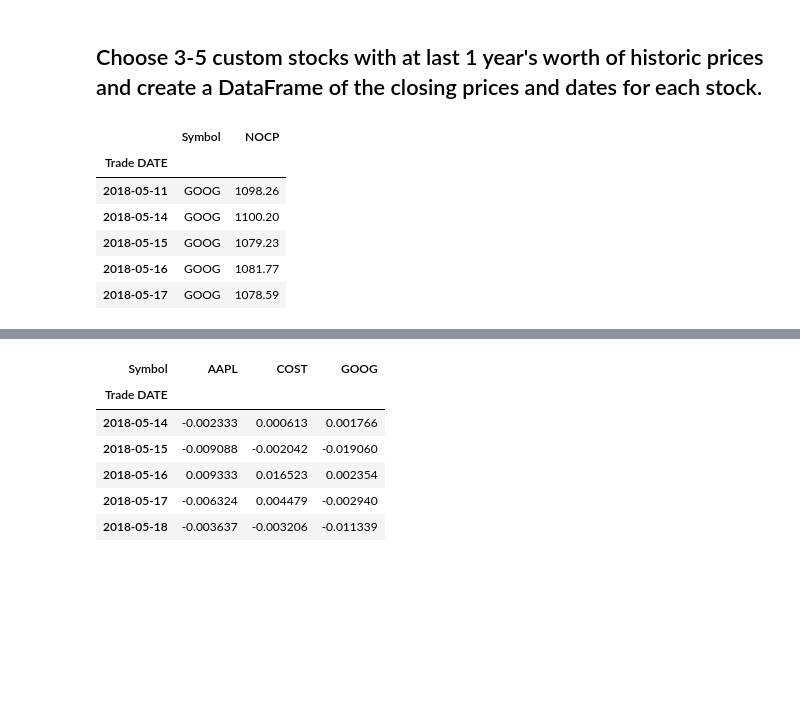
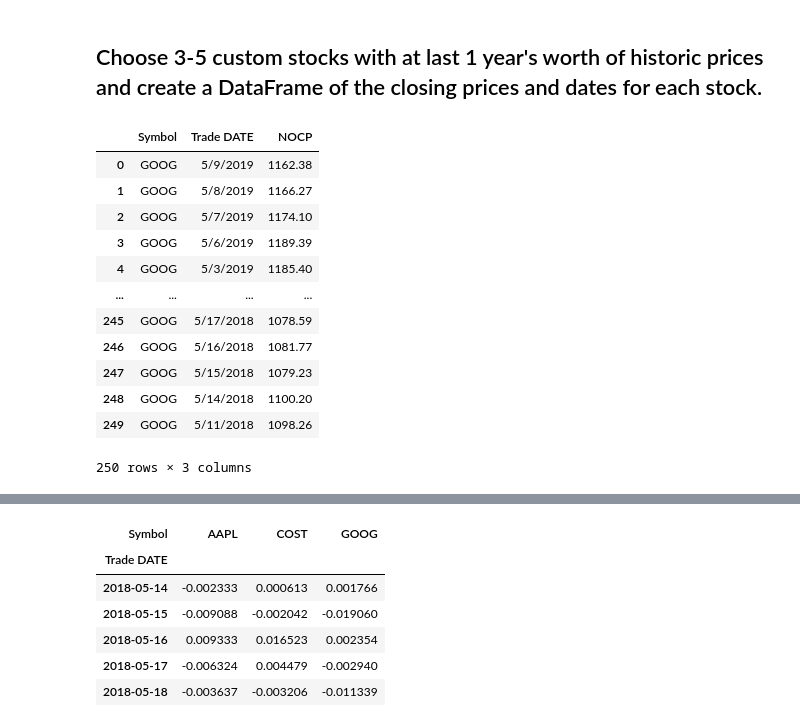
Before and after one commit to AndreasC93/pandas-homework, a Jupyter notebook: whale_analysis.ipynb, the cells around one changed output, grey strips where cells are left out. Drawn from its saved outputs; the diff is of its cells as text; code cells hidden in the pictures; blank space fills up the shorter version.

```diff
--- a/whale_analysis.ipynb
+++ b/whale_analysis.ipynb
@@ -348,14 +347,23 @@ In this section, you will build your own portfolio of stocks, calculate the retu
 # %%
 # Read the first stock
 # YOUR CODE HERE
+goog_hist_csv = Path("Resources/goog_historical.csv")
+goog_hist_csv = pd.read_csv(goog_hist_csv)
+goog_hist_csv
 # %% [output]
-|  | Symbol | NOCP |
-| Trade DATE |  |  |
-| 2018-05-11 | GOOG | 1098.26 |
-| 2018-05-14 | GOOG | 1100.20 |
-| 2018-05-15 | GOOG | 1079.23 |
-| 2018-05-16 | GOOG | 1081.77 |
-| 2018-05-17 | GOOG | 1078.59 |
+|  | Symbol | Trade DATE | NOCP |
+| 0 | GOOG | 5/9/2019 | 1162.38 |
+| 1 | GOOG | 5/8/2019 | 1166.27 |
+| 2 | GOOG | 5/7/2019 | 1174.10 |
+| 3 | GOOG | 5/6/2019 | 1189.39 |
+| 4 | GOOG | 5/3/2019 | 1185.40 |
+| ... | ... | ... | ... |
+| 245 | GOOG | 5/17/2018 | 1078.59 |
+| 246 | GOOG | 5/16/2018 | 1081.77 |
+| 247 | GOOG | 5/15/2018 | 1079.23 |
+| 248 | GOOG | 5/14/2018 | 1100.20 |
+| 249 | GOOG | 5/11/2018 | 1098.26 |
+250 rows × 3 columns
 # %%
 # Read the second stock
 # YOUR CODE HERE
```
Also changed, not shown: parts of 8 cells of this notebook.
